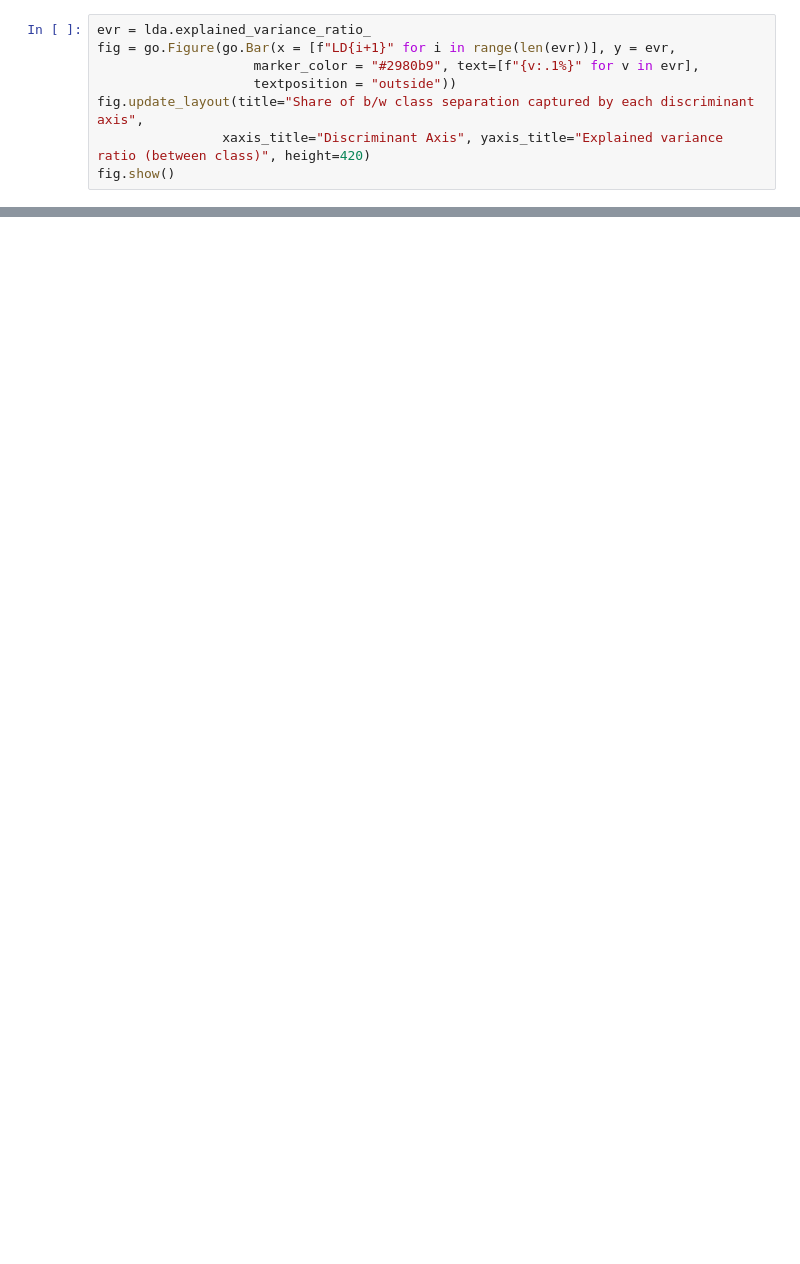
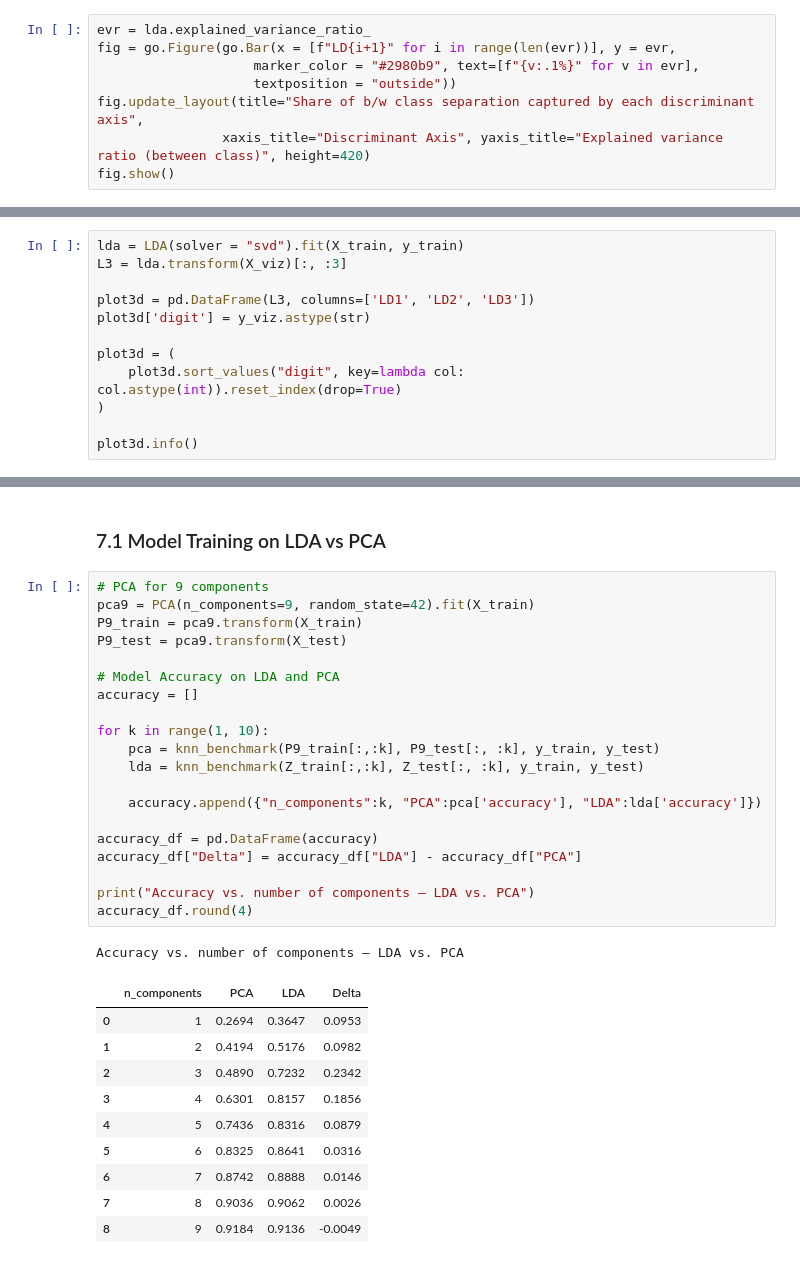
Before and after one commit to Arbaz-byte/Alpha-ML-Pipeline, a Jupyter notebook: notebooks/01_MLPipeline/05_Feature_Extraction/03_LDA.ipynb, the cells around one changed output, grey strips where cells are left out. Saved outputs shown, nothing was run; the diff lists cells and outputs as text; blank space fills up the shorter version.

```diff
--- a/notebooks/01_MLPipeline/05_Feature_Extraction/03_LDA.ipynb
+++ b/notebooks/01_MLPipeline/05_Feature_Extraction/03_LDA.ipynb
@@ -294,0 +541,12 @@ from Section 3 when using the `eigen` solver).
+# %%
+lda = LDA(solver = "svd").fit(X_train, y_train)
+L3 = lda.transform(X_viz)[:, :3]
+
+plot3d = pd.DataFrame(L3, columns=['LD1', 'LD2', 'LD3'])
+plot3d['digit'] = y_viz.astype(str)
+
+plot3d = (
+    plot3d.sort_values("digit", key=lambda col: col.astype(int)).reset_index(drop=True)
+)
+
+plot3d.info()
@@ -294,0 +653,34 @@ from Section 3 when using the `eigen` solver).
+# %% [markdown]
+### 7.1 Model Training on LDA vs PCA
+# %%
+# PCA for 9 components
+pca9 = PCA(n_components=9, random_state=42).fit(X_train)
+P9_train = pca9.transform(X_train)
+P9_test = pca9.transform(X_test)
+
+# Model Accuracy on LDA and PCA
+accuracy = []
+
+for k in range(1, 10):
+    pca = knn_benchmark(P9_train[:,:k], P9_test[:, :k], y_train, y_test)
+    lda = knn_benchmark(Z_train[:,:k], Z_test[:, :k], y_train, y_test)
+
+    accuracy.append({"n_components":k, "PCA":pca['accuracy'], "LDA":lda['accuracy']})
+
+accuracy_df = pd.DataFrame(accuracy)
+accuracy_df["Delta"] = accuracy_df["LDA"] - accuracy_df["PCA"]
+
+print("Accuracy vs. number of components — LDA vs. PCA")
+accuracy_df.round(4)
+# %% [output]
+Accuracy vs. number of components — LDA vs. PCA
+|  | n_components | PCA | LDA | Delta |
+| 0 | 1 | 0.2694 | 0.3647 | 0.0953 |
+| 1 | 2 | 0.4194 | 0.5176 | 0.0982 |
+| 2 | 3 | 0.4890 | 0.7232 | 0.2342 |
+| 3 | 4 | 0.6301 | 0.8157 | 0.1856 |
+| 4 | 5 | 0.7436 | 0.8316 | 0.0879 |
+| 5 | 6 | 0.8325 | 0.8641 | 0.0316 |
+| 6 | 7 | 0.8742 | 0.8888 | 0.0146 |
+| 7 | 8 | 0.9036 | 0.9062 | 0.0026 |
+| 8 | 9 | 0.9184 | 0.9136 | -0.0049 |
```
Also changed, not shown: parts of 56 cells of this notebook.
